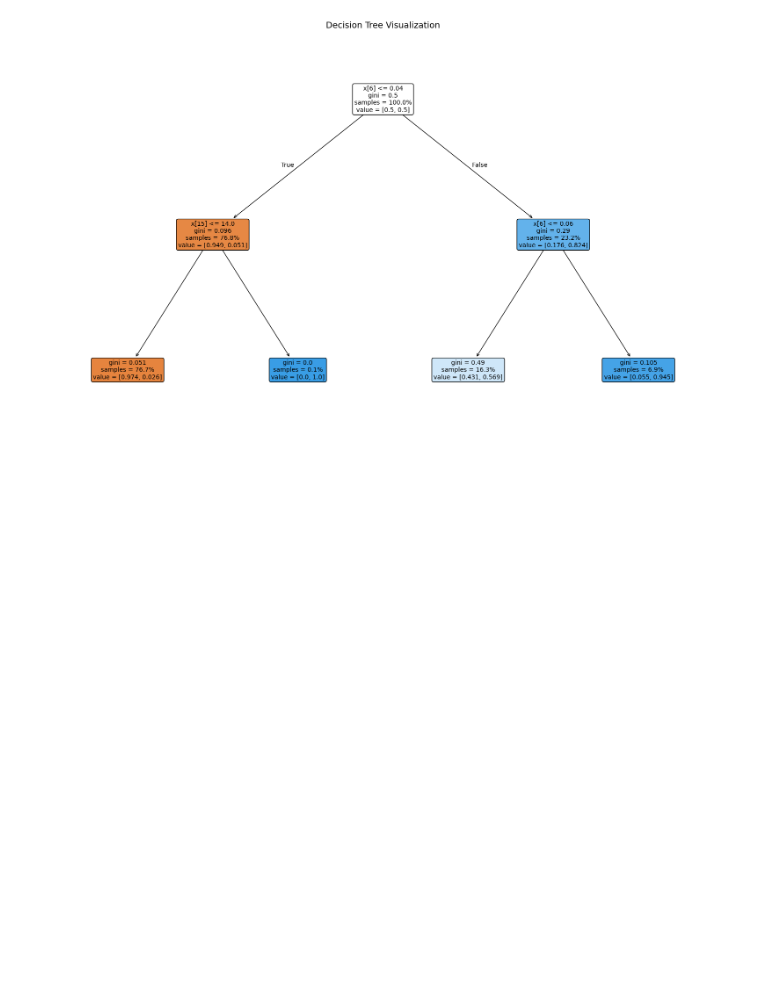
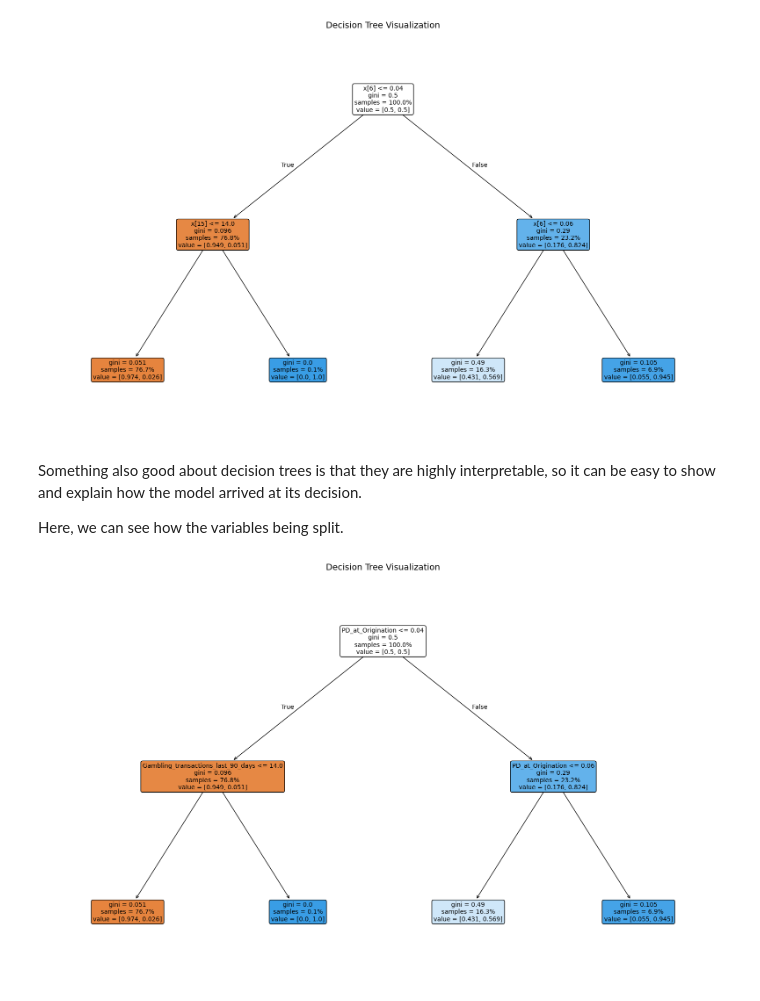
Before and after one commit to jruizcano/ML_REV, a Jupyter notebook: model_decisiontree.ipynb, the cells around one changed output. Drawn from its saved outputs; the diff is of its cells as text; code cells hidden in the pictures; blank space fills up the shorter version.

Commit message:
Decision Tree model added

```diff
--- a/model_decisiontree.ipynb
+++ b/model_decisiontree.ipynb
@@ -300,3 +300,26 @@ plt.title("Decision Tree Visualization", fontsize=14)
 plt.show()
 # %% [output]
 [figure]
+# %% [markdown]
+Something also good about decision trees is that they are highly interpretable, so it can be easy to show and explain how the model arrived at its decision.
+
+Here, we can see how the variables being split.
+# %%
+import numpy as np
+onehot_columns = preprocessor.named_transformers_['cat'].get_feature_names_out(categorical_cols)
+
+numeric_columns = [col for col in X_train.columns if col not in categorical_cols]
+
+feature_names = np.concatenate([onehot_columns, numeric_columns])
+
+plt.figure(figsize=(20, 12))
+plot_tree(best_tree,
+          filled=True,
+          rounded=True,
+          feature_names=feature_names,
+          proportion=True,
+          fontsize=10)
+plt.title("Decision Tree Visualization", fontsize=14)
+plt.show()
+# %% [output]
+[figure, added]
```
Also changed, not shown: parts of 5 cells of this notebook.
